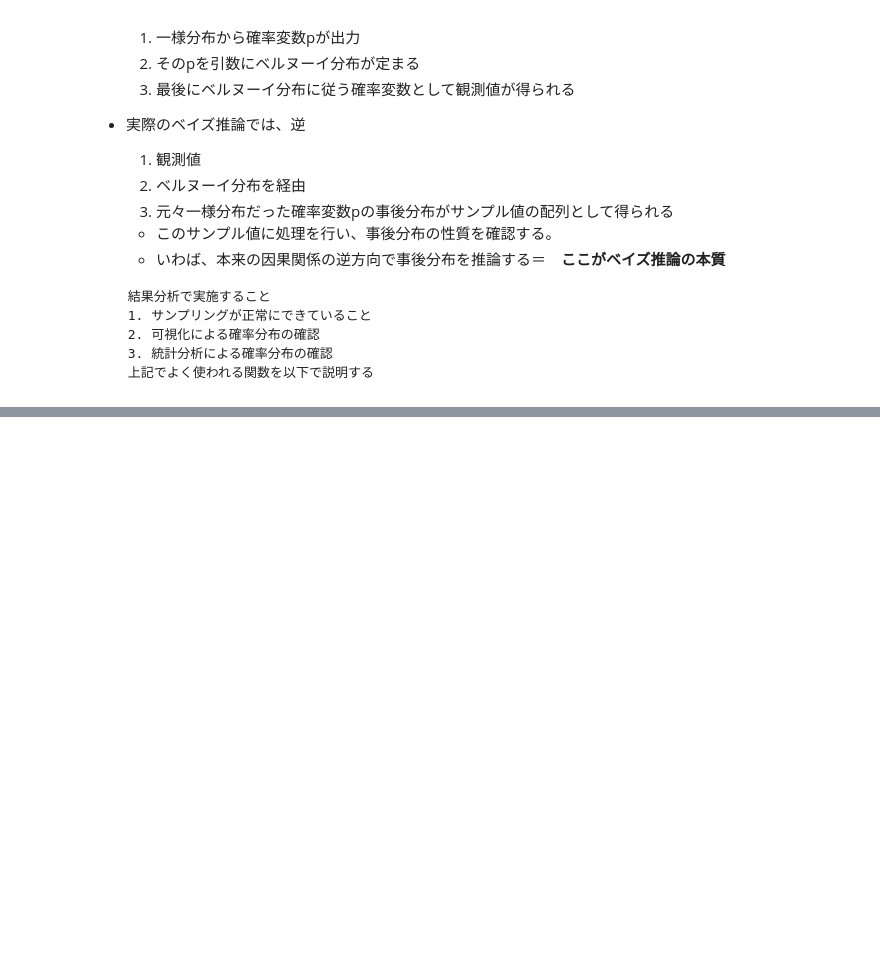
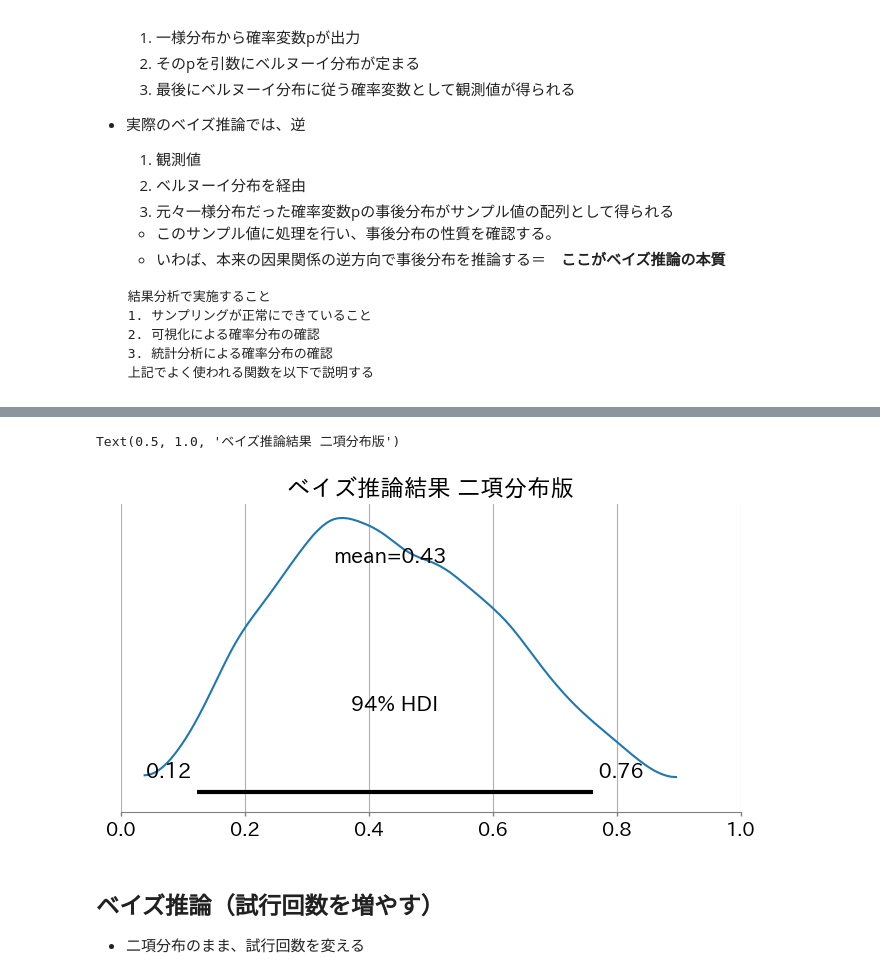
Before and after one commit to TanakaKazuki/bayesian_intro, a Jupyter notebook: section4/main.ipynb, the cells around one changed output, grey strips where cells are left out. Cells and saved outputs as stored; diff of their text form; code cells hidden in the pictures; blank space fills up the shorter version.

```diff
--- a/section4/main.ipynb
+++ b/section4/main.ipynb
@@ -312,0 +400,15 @@ with model1:
+# %%
+# コンテキスト定義
+model2 = pm.Model()
+
+with model2:
+  # pm.Uniform()は一様分布を表す
+  p = pm.Uniform('p', lower = 0.0, upper = 1.0)
+
+  # pm.Binomial()は二項分布を表す
+  # p:成功確率
+  # n:試行回数
+  X_obs = pm.Binomial('X_obs', p=p, n = 5, observed = X.sum())
+
+g = pm.model_to_graphviz(model2)
+display(g)
@@ -312,0 +419,11 @@ with model1:
+# %%
+with model2:
+  idata2_1 = pm.sample(
+    # # 乱数系列の数（デフォルト）
+    # chains = 3,
+    # # 捨てるサンプル数
+    # tune = 2000,
+    # # 取得するサンプル数
+    # draws = 2000,
+    random_seed = 42
+  )
@@ -312,0 +442,11 @@ with model1:
+# %%
+# plot_posterior()で確率分布を可視化
+ax = az.plot_posterior(idata2_1)
+ax.set_xlim(0, 1) # x軸の範囲を0から1に限定
+ax.set_title('ベイズ推論結果 二項分布版') # タイトルの設定
+# %% [output]
+Text(0.5, 1.0, 'ベイズ推論結果 二項分布版')
+[figure, added]
+# %% [markdown]
+## ベイズ推論（試行回数を増やす）
+- 二項分布のまま、試行回数を変える
```
Also changed, not shown: parts of 22 cells of this notebook.
